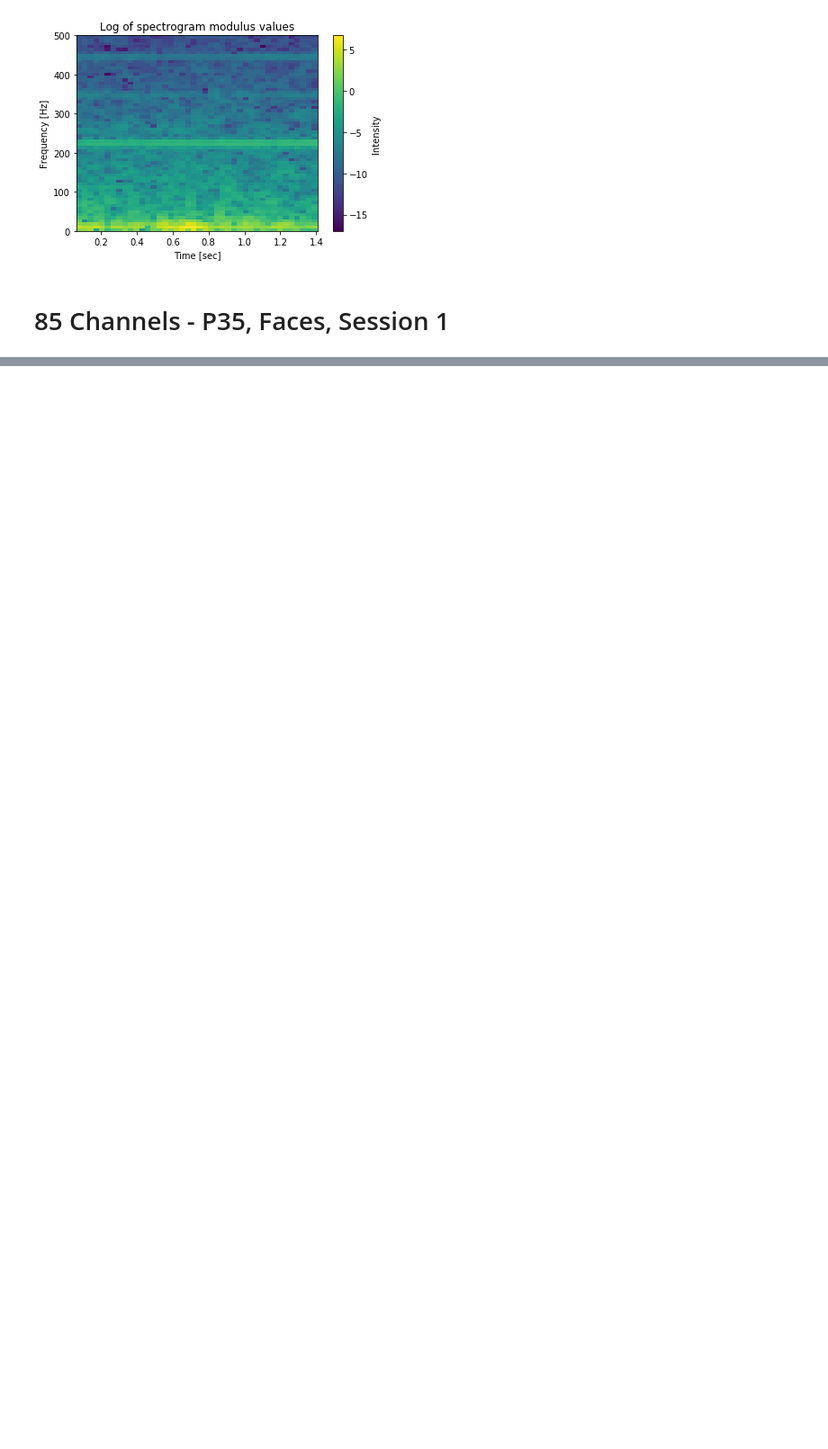
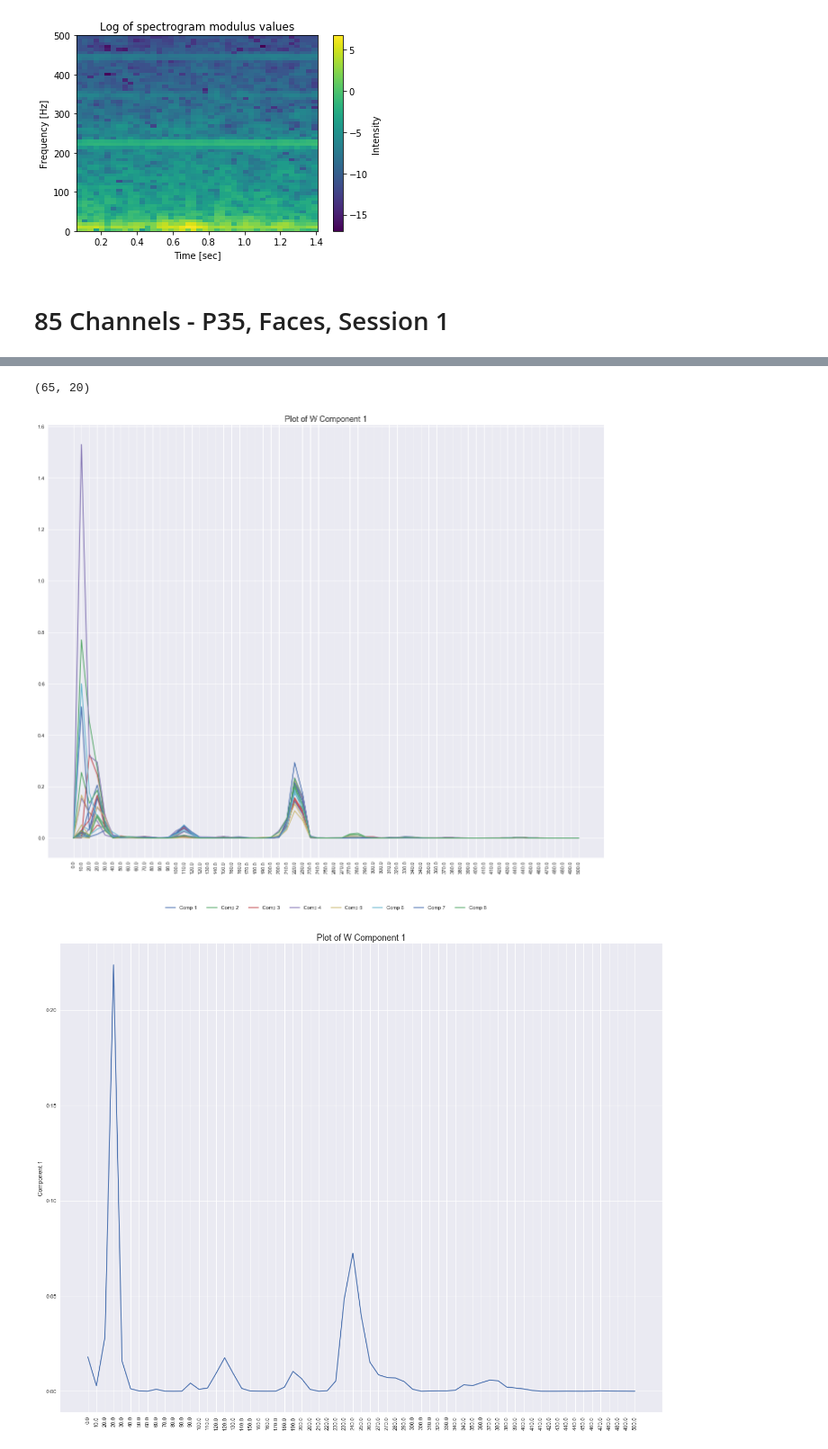
Before and after one commit to shamindras/neuroada_analysis, a Jupyter notebook: Python/demo-specgram.ipynb, the cells around one changed output, grey strips where cells are left out. Shown at 90% size. Cells and saved outputs as stored; diff of their text form; code cells hidden in the pictures; blank space fills up the shorter version.

```diff
--- a/Python/demo-specgram.ipynb
+++ b/Python/demo-specgram.ipynb
@@ -376,3 +393,0 @@ NMF complete...
-# %%
-freq_ticks = np.around(np.linspace(0, 500, num=65), decimals=0)
-plotW(W = W, log=False, x_ticks_l=freq_ticks)
@@ -412,0 +394,15 @@ plotH(H = H1, log=False)
+# %%
+#results_NMF1 = results_NMF
+W_mats1 = [results_NMF[i][1] for i in range(len(results_NMF1))]
+W_tens1 = np.dstack(tup=W_mats)
+W_tens1.shape
+W_tens1[:, 0, :].shape
+#len(W_mats)
+#W_mats[9].shape
+# %% [output]
+(65, 20)
+# %%
+repl_check_W(W_tens=W_tens1, W_all_trials=W, component=0, x_ticks_l=freq_ticks)
+# %% [output]
+[figure, added]
+[figure, added]
```
Also changed, not shown: parts of 25 cells of this notebook.
